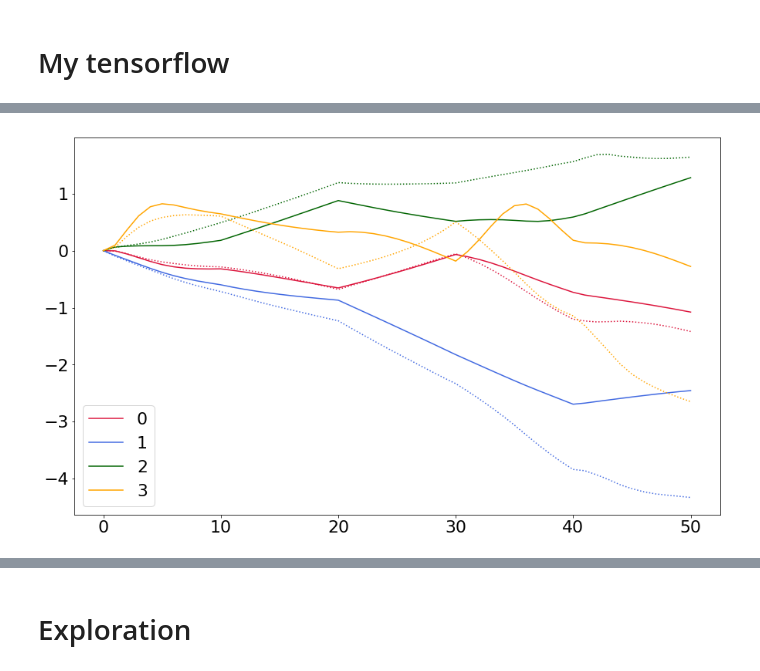
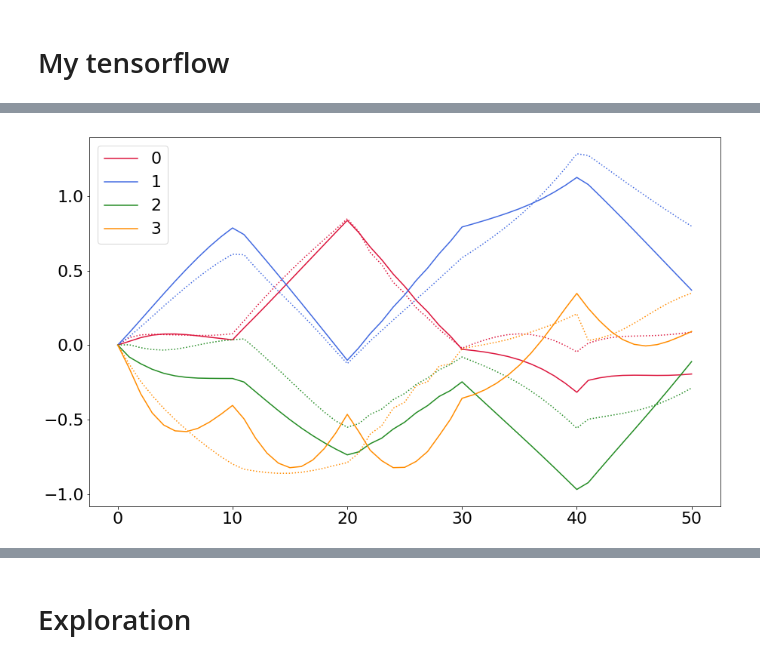
Before and after one commit to TimotheeAnne/stage-m2, a Jupyter notebook: scrip-test/plotter.ipynb, the cells around one changed output, grey strips where cells are left out. Drawn from its saved outputs; the diff is of its cells as text; code cells hidden in the pictures.

```diff
--- a/scrip-test/plotter.ipynb
+++ b/scrip-test/plotter.ipynb
@@ -73,7 +175,7 @@ def plot_performance(means,stds,X=None,names=None,title="",ylabel="performance",
 # %%
-def plot_pred(subdir,data, j, Tmax, Pmax):
+def plot_pred(subdir,data_type, j, Tmax, Pmax):
     fig, ax = plt.subplots(figsize=FIGSIZE)
-    data = ['eval_training_data.pk','eval_evaluation_data.pk'][data]
+    data = ['eval_training_data.pk','eval_evaluation_data.pk','prediction.pk'][data_type]
     with open(subdir+data,'br')as f:
         (pred_traj,pred_trans,true_traj) = pickle.load(f)
     if Pmax<5:
@@ -83,8 +185,11 @@ def plot_pred(subdir,data, j, Tmax, Pmax):
 
     for p in range(Pmax):
         plt.plot(true_traj[j,:Tmax+1,p]-true_traj[j,0,p], c=colors[p], label=str(p))
-        for b in range(len(pred_traj)):
-            plt.plot(pred_traj[b,:Tmax+1,j,p]-pred_traj[b,0,j,p], ls=":", c=colors[p])
+        if data_type == 2:
+            plt.plot(pred_traj[:Tmax+1,j,p]-pred_traj[0,j,p], ls=":", c=colors[p])
+        else:
+            for b in range(len(pred_traj)):
+                plt.plot(pred_traj[b,:Tmax+1,j,p]-pred_traj[b,0,j,p], ls=":", c=colors[p])
         #plt.plot(true_traj[j,:Tmax+1,p]-pred_traj[j,:Tmax+1,p], c=colors[p], label=str(p))
     plt.legend()
 # %%
@@ -319,6 +351,7 @@ HS1M_40000_E5x10 = "/home/tim/Documents/stage-m2/tf_test/log/2019-05-07 11:52:35
 HS2S_400_E5x10 = "/home/tim/Documents/stage-m2/tf_test/log/2019-05-07 13:25:37.143043/"
 HS2S_4000_E5x10 = "/home/tim/Documents/stage-m2/tf_test/log/2019-05-07 13:12:20.784864/"
 
+test = "/home/tim/Documents/stage-m2/multi-task-her-rl/src/data/ArmToolsToys-v1/5600/"
 
 """ Groups """
 rand_4000_from_40000 = [rand_4000_E5x10_1,rand_4000_E5x10_2,rand_4000_E5x10_3,rand_4000_E5x10_4,rand_4000_E5x10_5 ]
@@ -329,5 +362,6 @@ subdirs = [
             rand_4000_from_40000
             ]
 
-names = ["400", '4000']
+subdirs = [[test]]
+names = ["400"]
 # %%
@@ -351,4 +390,4 @@ plot_errors(subdirs,names,np.mean,1)
 # %%
-plot_pred(subdirs[0][0],data=0, j=0, Tmax=51, Pmax=4)
+plot_pred(subdirs[0][0],data_type=2, j=0, Tmax=51, Pmax=4)
 # %% [output]
-[figure, old version]
+[figure, new version]
```
Also changed, not shown: parts of 47 cells of this notebook, 25 other files.
